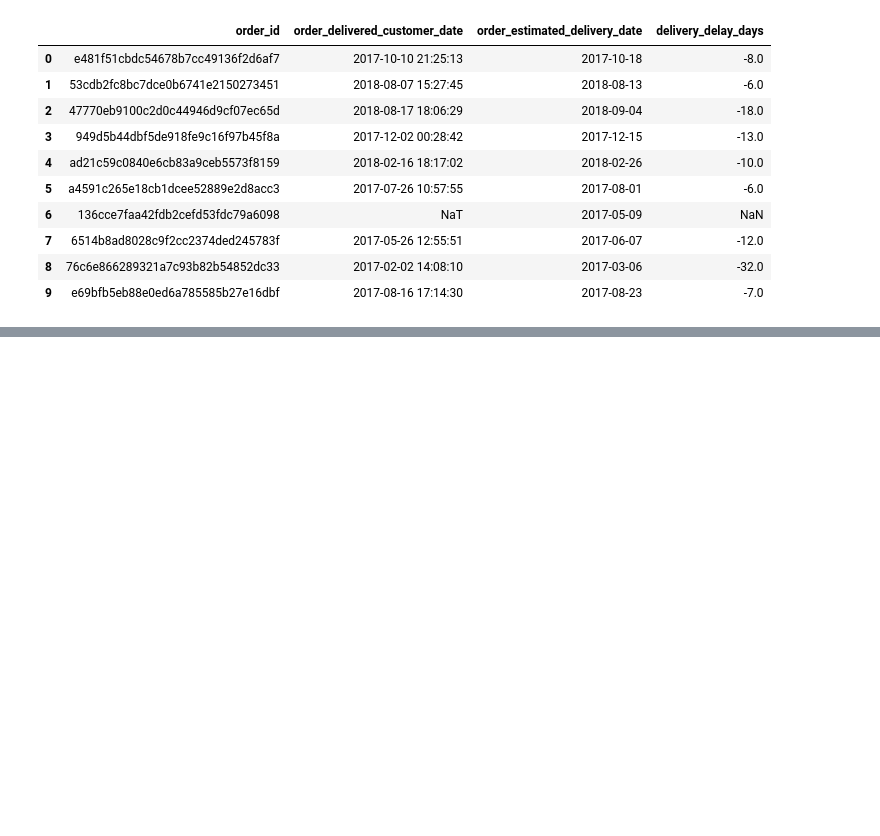
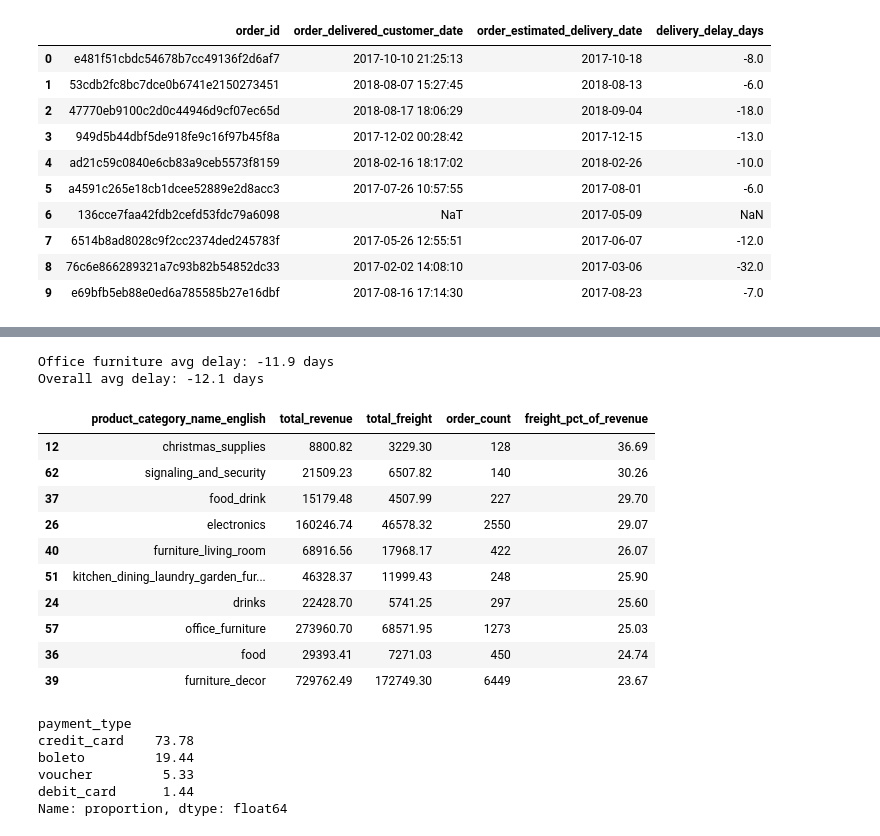
Before and after one commit to dikshasehrawat/Marketplace-Seller-Performance-Analysis, a Jupyter notebook: Python/eda.ipynb, the cells around one changed output, grey strips where cells are left out. Cells and saved outputs as stored; diff of their text form; code cells hidden in the pictures; blank space fills up the shorter version.

```diff
--- a/Python/eda.ipynb
+++ b/Python/eda.ipynb
@@ -311,0 +468,46 @@ Updated order_master with delivery_delay_days
+# %%
+office_furn = delivered_reviews[delivered_reviews['product_category_name_english'] == 'office_furniture']
+print("Office furniture avg delay:", office_furn['delivery_delay_days'].mean().round(1), "days")
+print("Overall avg delay:", delivered_reviews['delivery_delay_days'].mean().round(1), "days")
+# %% [output]
+Office furniture avg delay: -11.9 days
+Overall avg delay: -12.1 days
+# %%
+category_cost = order_master.groupby('product_category_name_english').agg(
+    total_revenue=('price', 'sum'),
+    total_freight=('freight_value', 'sum'),
+    order_count=('order_id', 'nunique')
+).reset_index()
+
+category_cost['freight_pct_of_revenue'] = (category_cost['total_freight'] / category_cost['total_revenue'] * 100).round(2)
+
+# Filter to meaningful volume, sort by freight burden
+category_cost_filtered = category_cost[category_cost['order_count'] >= 50].sort_values('freight_pct_of_revenue', ascending=False)
+category_cost_filtered.head(10)
+# %% [output]
+|  | product_category_name_english | total_revenue | total_freight | order_count | freight_pct_of_revenue |
+| 12 | christmas_supplies | 8800.82 | 3229.30 | 128 | 36.69 |
+| 62 | signaling_and_security | 21509.23 | 6507.82 | 140 | 30.26 |
+| 37 | food_drink | 15179.48 | 4507.99 | 227 | 29.70 |
+| 26 | electronics | 160246.74 | 46578.32 | 2550 | 29.07 |
+| 40 | furniture_living_room | 68916.56 | 17968.17 | 422 | 26.07 |
+| 51 | kitchen_dining_laundry_garden_fur... | 46328.37 | 11999.43 | 248 | 25.90 |
+| 24 | drinks | 22428.70 | 5741.25 | 297 | 25.60 |
+| 57 | office_furniture | 273960.70 | 68571.95 | 1273 | 25.03 |
+| 36 | food | 29393.41 | 7271.03 | 450 | 24.74 |
+| 39 | furniture_decor | 729762.49 | 172749.30 | 6449 | 23.67 |
+# %%
+payment_dist = order_master.merge(
+    pd.read_sql("SELECT order_id, payment_type, payment_installments FROM order_payments", conn),
+    on='order_id', how='left'
+)
+
+payment_summary = payment_dist['payment_type'].value_counts(normalize=True).mul(100).round(2)
+print(payment_summary)
+# %% [output]
+payment_type
+credit_card    73.78
+boleto         19.44
+voucher         5.33
+debit_card      1.44
+Name: proportion, dtype: float64
```
Also changed, not shown: parts of 14 cells of this notebook.
